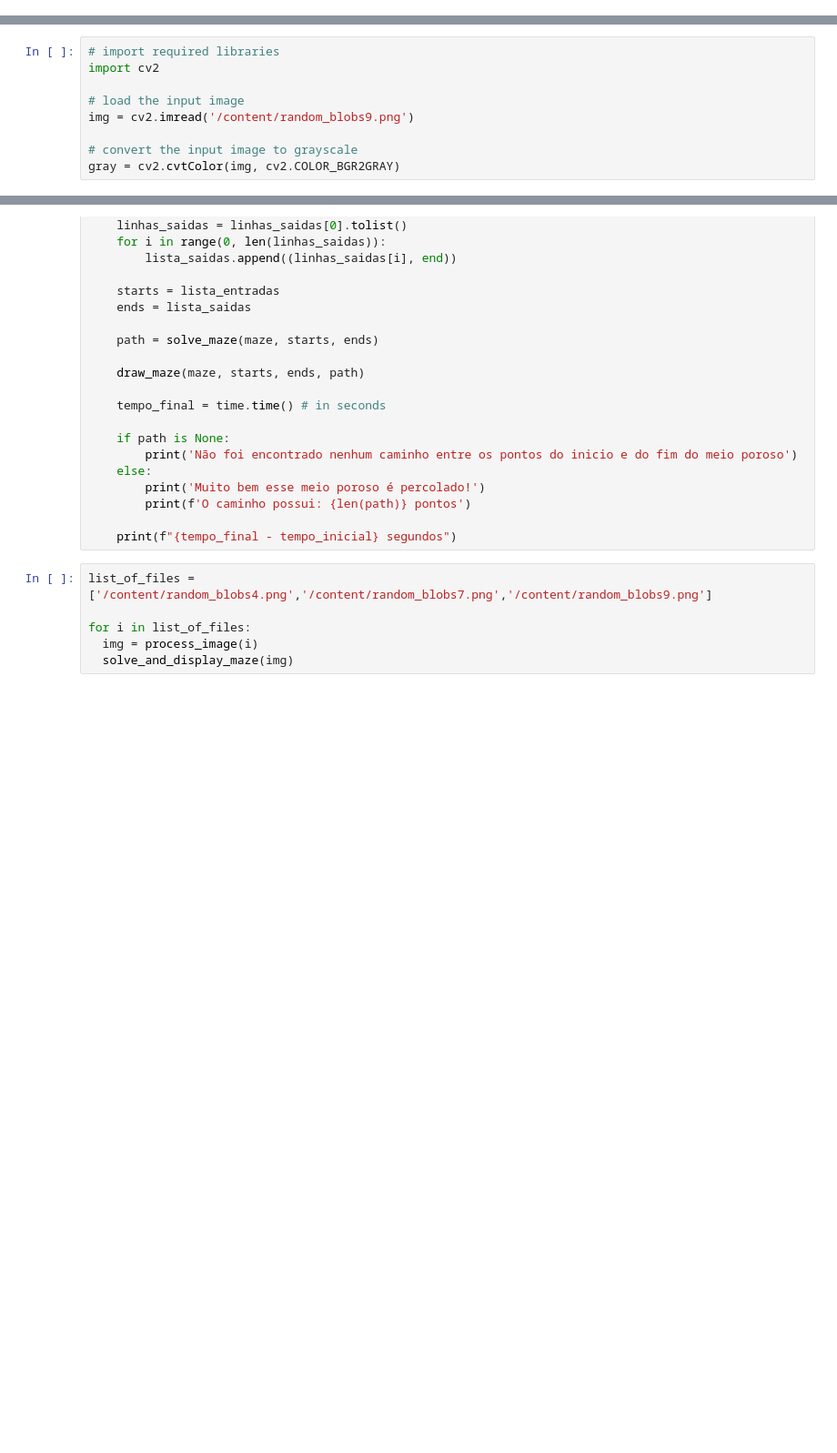
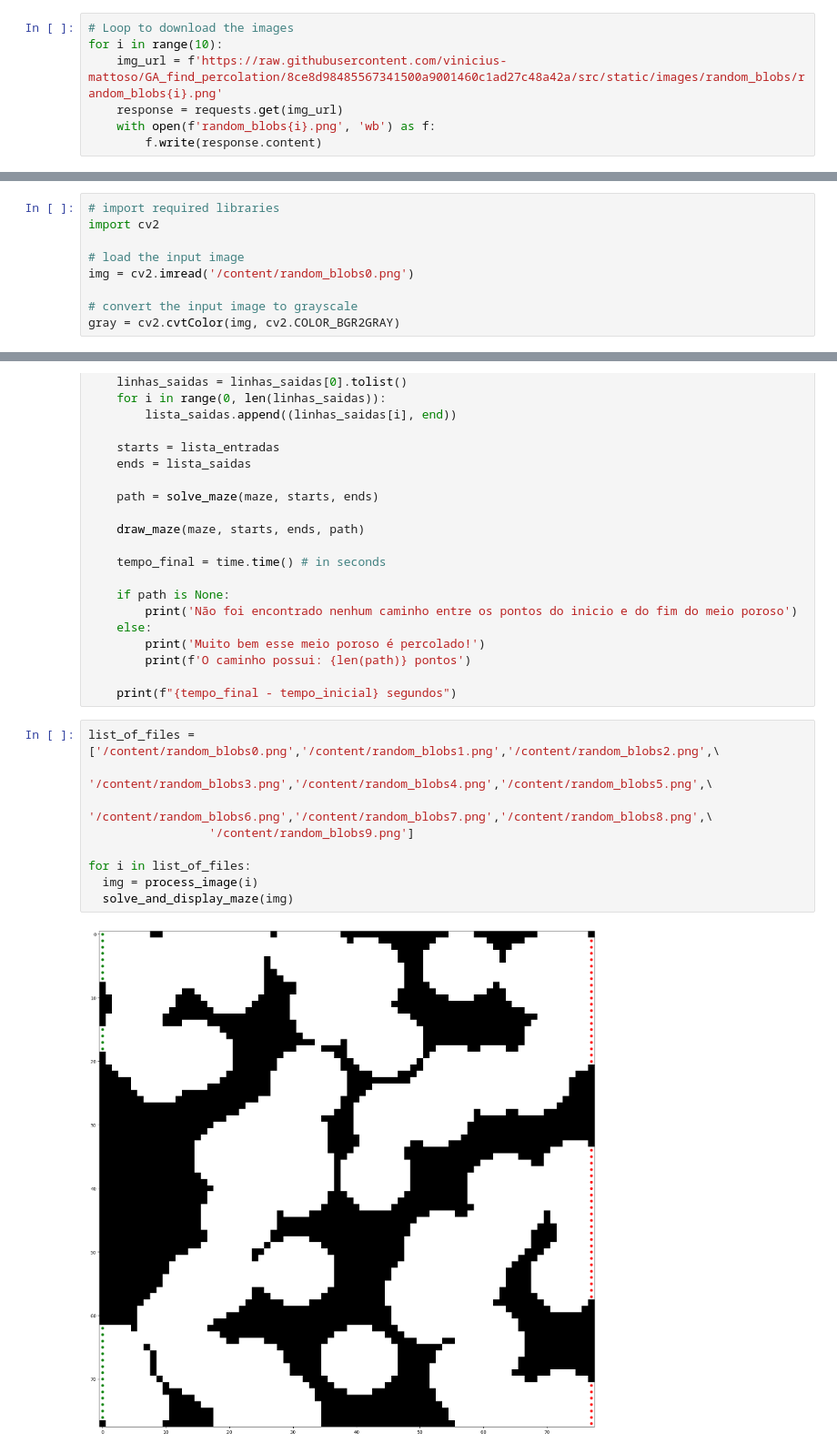
Before and after one commit to vinicius-mattoso/GA_find_percolation, a Jupyter notebook: Maze_Solver_with_loops.ipynb, the cells around one changed output, grey strips where cells are left out. Shown at 91% size. Drawn from its saved outputs; the diff is of its cells as text; blank space fills up the shorter version.

```diff
--- a/Maze_Solver_with_loops.ipynb
+++ b/Maze_Solver_with_loops.ipynb
@@ -1252,3 +1258,10 @@ import numpy as np
+# %%
+# Loop to download the images
+for i in range(10):
+    img_url = f'https://raw.githubusercontent.com/vinicius-mattoso/GA_find_percolation/8ce8d98485567341500a9001460c1ad27c48a42a/src/static/images/random_blobs/random_blobs{i}.png'
+    response = requests.get(img_url)
+    with open(f'random_blobs{i}.png', 'wb') as f:
+        f.write(response.content)
 # %%
 def process_image(image_path):
     image = Image.open(image_path)
@@ -1261,7 +1300,7 @@ def process_image(image_path):
 import cv2
 
 # load the input image
-img = cv2.imread('/content/random_blobs9.png')
+img = cv2.imread('/content/random_blobs0.png')
 
 # convert the input image to grayscale
 gray = cv2.cvtColor(img, cv2.COLOR_BGR2GRAY)
@@ -1433,8 +1523,13 @@ def solve_and_display_maze(maze):
 
     print(f"{tempo_final - tempo_inicial} segundos")
 # %%
-list_of_files = ['/content/random_blobs4.png','/content/random_blobs7.png','/content/random_blobs9.png']
+list_of_files = ['/content/random_blobs0.png','/content/random_blobs1.png','/content/random_blobs2.png',\
+                 '/content/random_blobs3.png','/content/random_blobs4.png','/content/random_blobs5.png',\
+                 '/content/random_blobs6.png','/content/random_blobs7.png','/content/random_blobs8.png',\
+                 '/content/random_blobs9.png']
 
 for i in list_of_files:
   img = process_image(i)
   solve_and_display_maze(img)
+# %% [output]
+[figure, added]
```
Also changed, not shown: parts of 26 cells of this notebook.
